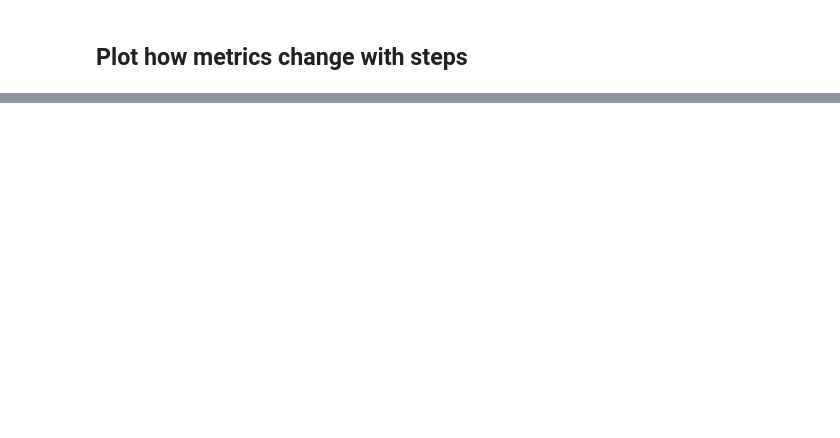
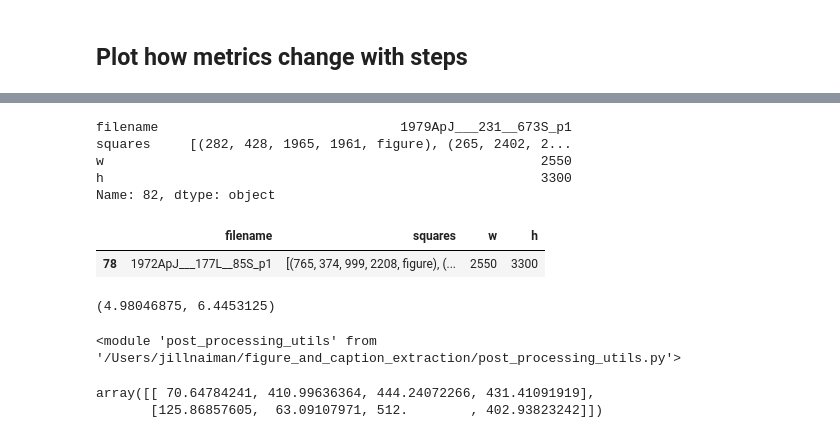
Before and after one commit to ReadingTimeMachine/figure_and_caption_extraction, a Jupyter notebook: explore_calculate_metrics.ipynb, the cells around one changed output, grey strips where cells are left out. Drawn from its saved outputs; the diff is of its cells as text; code cells hidden in the pictures; blank space fills up the shorter version.

```diff
--- a/explore_calculate_metrics.ipynb
+++ b/explore_calculate_metrics.ipynb
@@ -1401,0 +1649,13 @@ plt.show()
+# %%
+# let's get all of the ocr files
+ocrFiles = get_all_ocr_files()
+# get important quantities from these files
+print('retreiving OCR data, this can take a moment...')
+ws, paragraphs, squares, html, rotations = collect_ocr_process_results(ocrFiles)
+# create dataframe
+df = pd.DataFrame({'ws':ws, 'paragraphs':paragraphs, 'squares':squares,
+                   'hocr':html, 'rotation':rotations})#, 'pdfwords':pdfwords})
+df = df.drop_duplicates(subset='ws')
+df = df.set_index('ws')
+
+dfMakeSense = get_makesense_info_and_years(df)
@@ -1401,0 +1682,28 @@ plt.show()
+# %%
+dfMakeSense.loc[82]
+# %% [output]
+filename                               1979ApJ___231__673S_p1
+squares     [(282, 428, 1965, 1961, figure), (265, 2402, 2...
+w                                                        2550
+h                                                        3300
+Name: 82, dtype: object
+# %%
+ff = imgs_name[82].split('/')[-1].split('.npz')[0]
+dfMS = dfMakeSense.loc[dfMakeSense['filename']==ff]
+# %%
+dfMS
+# %% [output]
+|  | filename | squares | w | h |
+| 78 | 1972ApJ___177L__85S_p1 | [(765, 374, 999, 2208, figure), (... | 2550 | 3300 |
+# %%
+fracx = dfMS['w'].values[0]*1.0/config.IMAGE_W
+fracy = dfMS['h'].values[0]*1.0/config.IMAGE_H
+fracx,fracy
+# %% [output]
+(4.98046875, 6.4453125)
+# %%
+from importlib import reload
+import post_processing_utils
+reload(post_processing_utils)
+# %% [output]
+<module 'post_processing_utils' from '/Users/jillnaiman/figure_and_caption_extraction/post_processing_utils.py'>
@@ -1401,0 +1717,5 @@ plt.show()
+# %%
+boxes_heur_here
+# %% [output]
+array([[ 70.64784241, 410.99636364, 444.24072266, 431.41091919],
+       [125.86857605,  63.09107971, 512.        , 402.93823242]])
```
Also changed, not shown: parts of 41 cells of this notebook, 1 other file.
